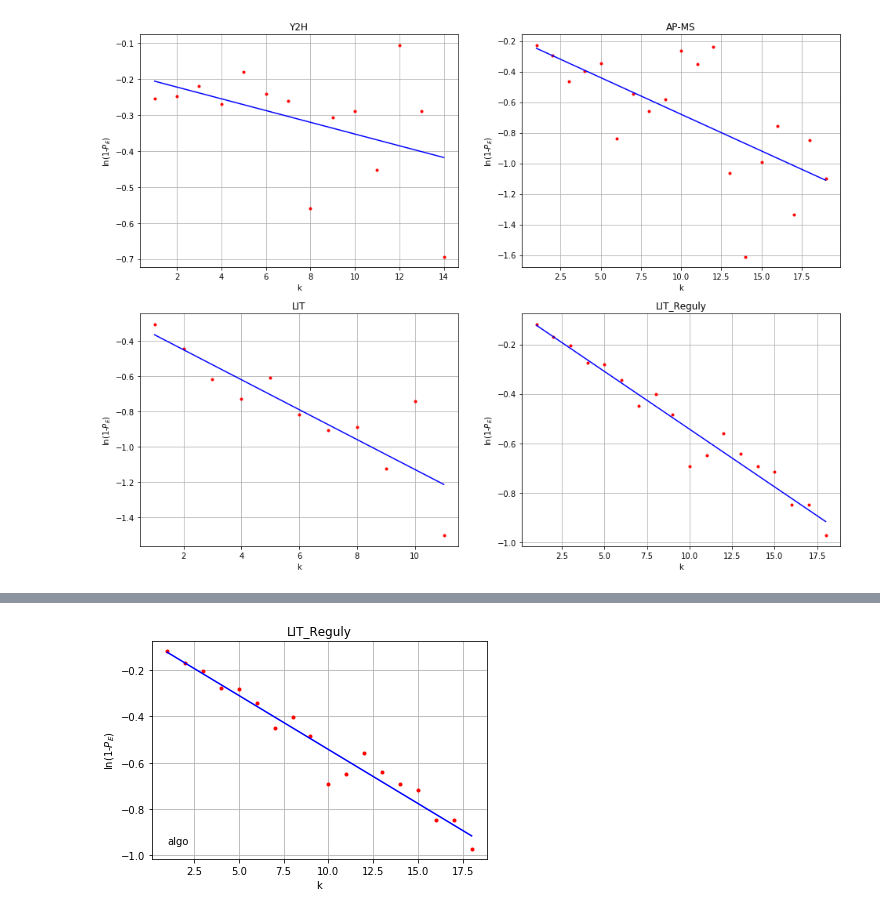
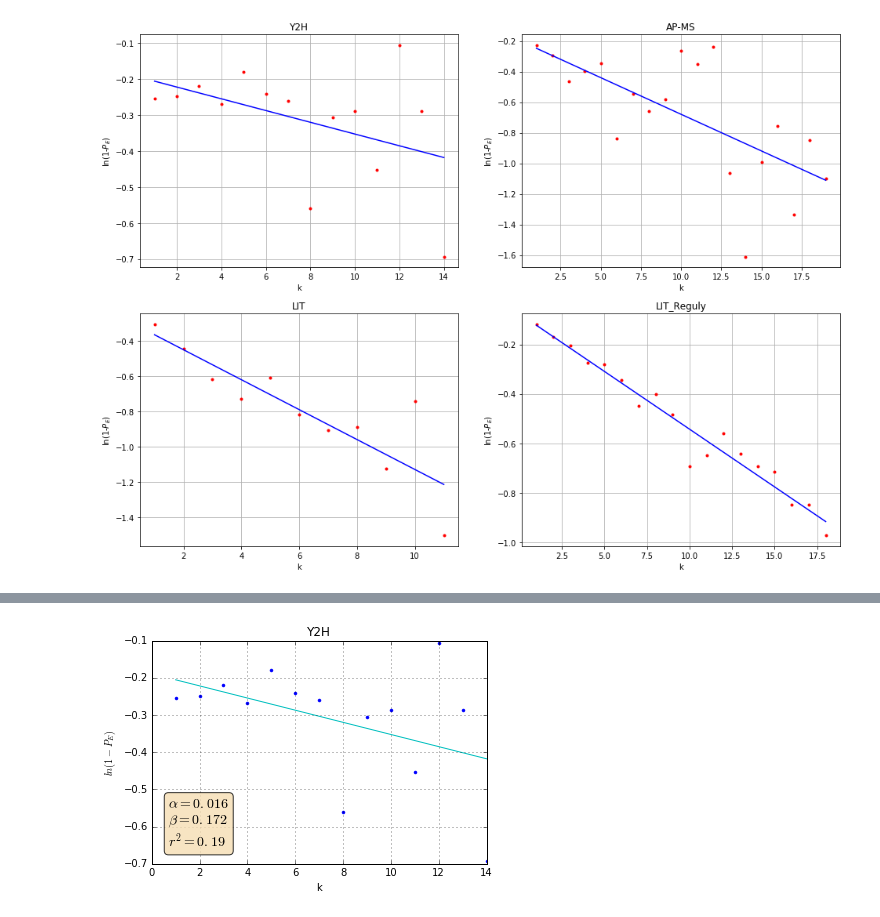
Before and after one commit to Redes2018/tp2, a Jupyter notebook: grados-ess.ipynb, the cells around one changed output, grey strips where cells are left out. Cells and saved outputs as stored; diff of their text form; code cells hidden in the pictures.

Commit message:
graficos y ajuste lineal

```diff
--- a/grados-ess.ipynb
+++ b/grados-ess.ipynb
@@ -252,11 +252,30 @@ plt.show()
-# %%
-plt.plot(k_lin[3],Pe[3],'.r')
-plt.plot(k_lin[3],Y[3],'-b')
-plt.xlabel('k')
-plt.ylabel('ln(1-$P_E$)')
-plt.title(archivos[3])
-plt.text(1,-0.9,'algo')
-plt.grid()
-plt.show()
-# %% [output]
-[figure, removed]
+# %%
+# Graficos para guardar
+
+fig, ax = plt.subplots()
+plt.plot(k_lin[0],Pe[0],'.b')
+plt.plot(k_lin[0],Y[0],'-c')
+
+# Texto que va a aparecer en un cuadro dentro del grafico con los resultados del ajuste
+textstr = '\n'.join((
+    r'$\alpha=%.3f$' % (alpha[0], ),
+    r'$\beta=%.3f$' % (beta[0], ),
+    r'$r^2=%.2f$' % (rsquared[0], )))
+
+# Propiedades del cuadro donde aparece el texto
+props = dict(boxstyle='round', facecolor='wheat', alpha=0.8)
+
+# Texto ubicado en el vertice inferior izquierdo (proporciones de los ejes)
+ax.text(0.05, 0.3, textstr, transform=ax.transAxes, fontsize=14,
+        verticalalignment='top', bbox=props)
+
+plt.xlabel('k')
+plt.ylabel('$ln(1-P_E)$')
+plt.title(archivos[0])
+plt.grid()
+
+#plt.savefig('lineal_Y2H.png', dpi=150)
+
+plt.show()
+# %% [output]
+[figure, added]
```
Also changed, not shown: parts of 4 cells of this notebook, 4 other files.
